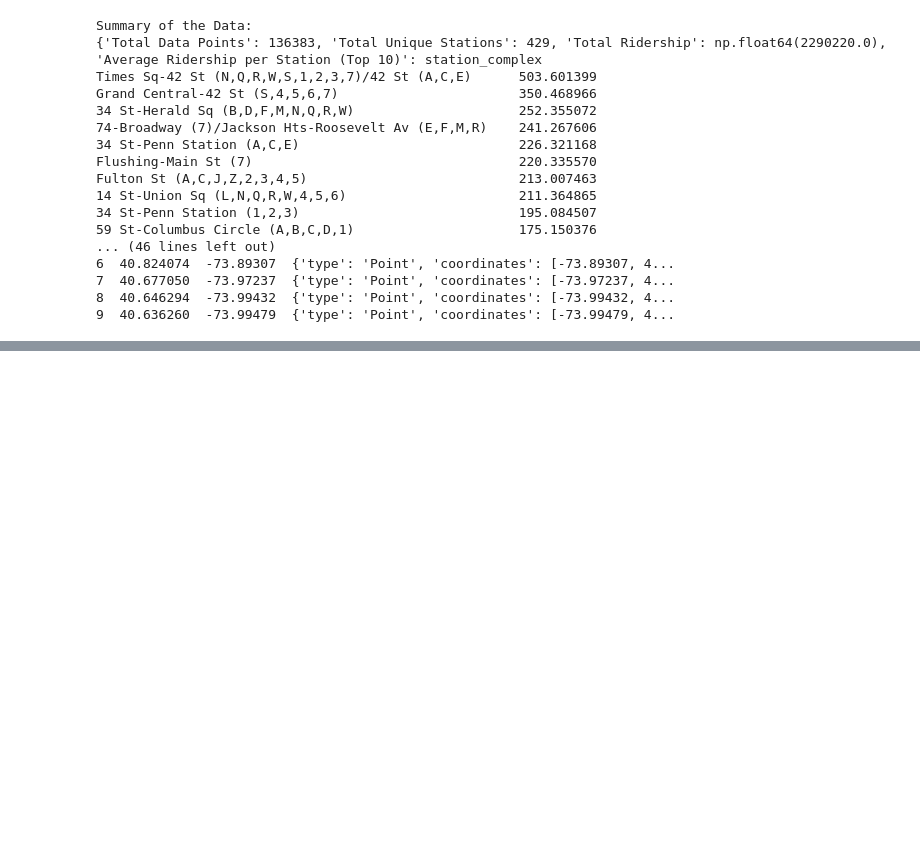
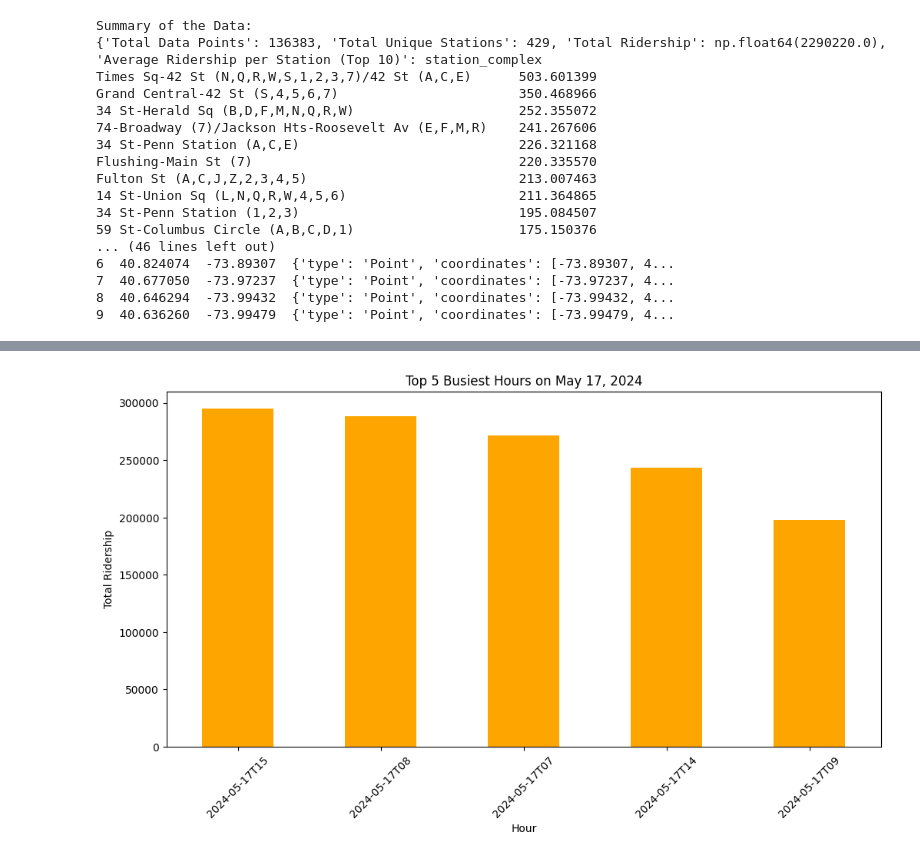
Before and after one commit to KrapaKarthik09/routesavvy-bigdata-project, a Jupyter notebook: notebooks/api_test.ipynb, the cells around one changed output, grey strips where cells are left out. Drawn from its saved outputs; the diff is of its cells as text; code cells hidden in the pictures; blank space fills up the shorter version.

```diff
--- a/notebooks/api_test.ipynb
+++ b/notebooks/api_test.ipynb
@@ -180,0 +198,14 @@ plt.show()
+# %%
+# Group by full hour and sum ridership
+hourly_peak = complete_df.groupby(complete_df["transit_timestamp"].str[:13])["ridership"].sum().sort_values(ascending=False).head(5)
+
+# Plot the peak hours
+plt.figure(figsize=(12, 6))
+hourly_peak.plot(kind="bar", color="orange")
+plt.title("Top 5 Busiest Hours on May 17, 2024")
+plt.xlabel("Hour")
+plt.ylabel("Total Ridership")
+plt.xticks(rotation=45)
+plt.show()
+# %% [output]
+[figure, added]
```
Also changed, not shown: parts of 2 cells of this notebook, 1 other file.
